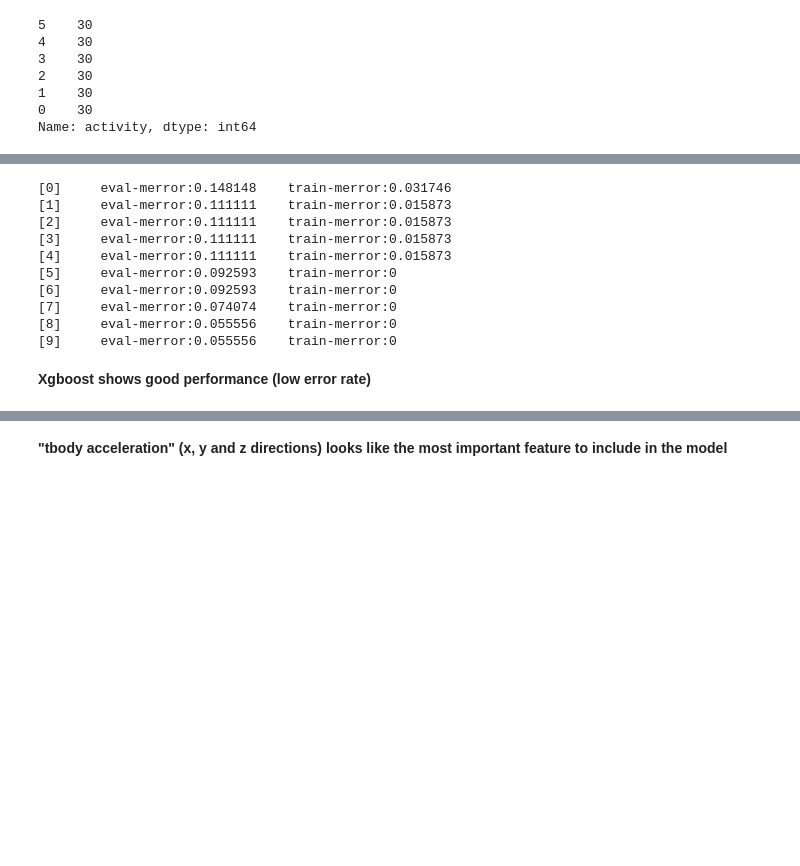
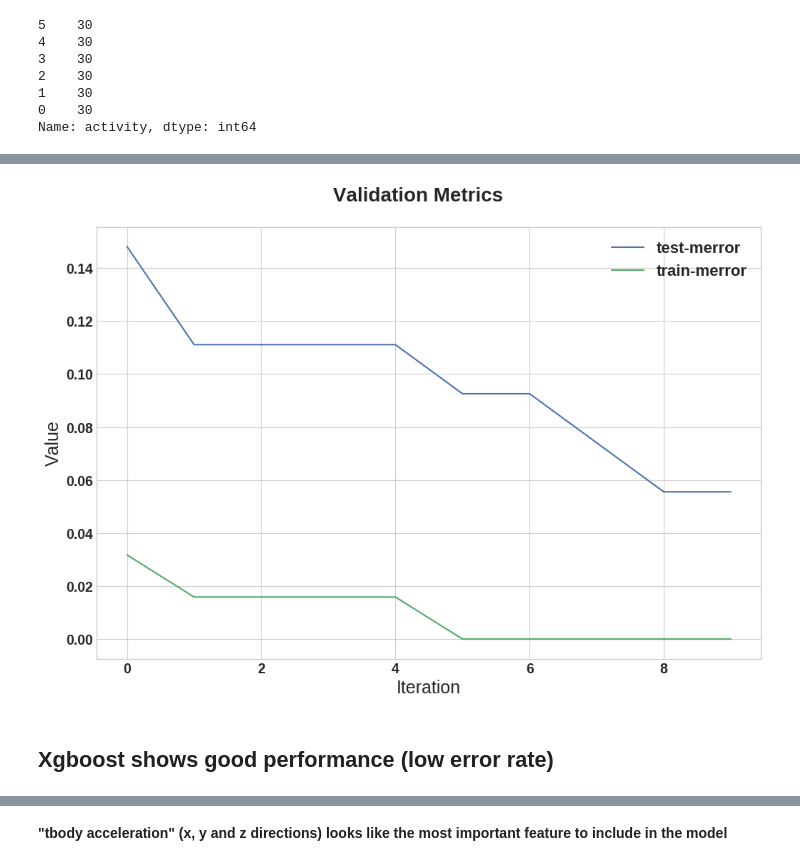
Before and after one commit to lijiang825/E82_topic_presentation, a Jupyter notebook: topic_presentation.ipynb, the cells around one changed output, grey strips where cells are left out. Drawn from its saved outputs; the diff is of its cells as text; code cells hidden in the pictures; blank space fills up the shorter version.

```diff
--- a/topic_presentation.ipynb
+++ b/topic_presentation.ipynb
@@ -76,26 +90,26 @@ dtest = xgb.DMatrix(InputTest, label=LabelTest)
 # %%
-# Train a xgboost model
+## Booster parameters - control tree building algorithm
+# note: some 'eval_metric's are not implemented for multi-class
+# classification, eg. 'auc' (area under ROC)
+param = {'max_depth': 2,               # max. tree depth
+         'eta': 0.5,                   # learning rate
+         'silent': 1,                  # 0 to print messages
+         'objective': 'multi:softmax', # multi-class softmax
+         'num_class': 6,               # num. classes for multi:softmax
+         'nthread': 4,                 # threads to use
+         'eval_metric': 'merror'       # 'auc' not impl. for multi-class
+}
 
-## Booster parameters
-param = {'max_depth': 2, 'eta': 0.5, 'silent': 1, 'objective': 'multi:softmax', 'num_class': 6}
-param['nthread'] = 4
-param['eval_metric'] = 'merror' ## Can also be 'auc', though it produces error here
 ## Validations set to watch performance
-evallist = [(dtest, 'eval'), (dtrain, 'train')]
+evallist = [(dtest, 'test'), (dtrain, 'train')]
+evals = dict()                  # store validations at each iteration
 
-## xgboost on a training set
+# xgboost on a training set
 num_round = 10
-model = xgb.train(param, dtrain, num_round, evallist)
+model = xgb.train(param, dtrain, num_round, evals=evallist,
+                  evals_result=evals, verbose_eval=False)
+plot_xgb_evals(evals) # merror after each iteration
 # %% [output]
-[0]     eval-merror:0.148148    train-merror:0.031746
-[1]     eval-merror:0.111111    train-merror:0.015873
-[2]     eval-merror:0.111111    train-merror:0.015873
-[3]     eval-merror:0.111111    train-merror:0.015873
-[4]     eval-merror:0.111111    train-merror:0.015873
-[5]     eval-merror:0.092593    train-merror:0
-[6]     eval-merror:0.092593    train-merror:0
-[7]     eval-merror:0.074074    train-merror:0
-[8]     eval-merror:0.055556    train-merror:0
-[9]     eval-merror:0.055556    train-merror:0
+[figure, added]
 # %% [markdown]
-<b>Xgboost shows good performance (low error rate)</b>
+## Xgboost shows good performance (low error rate)
```
Also changed, not shown: parts of 18 cells of this notebook, 5 other files.
